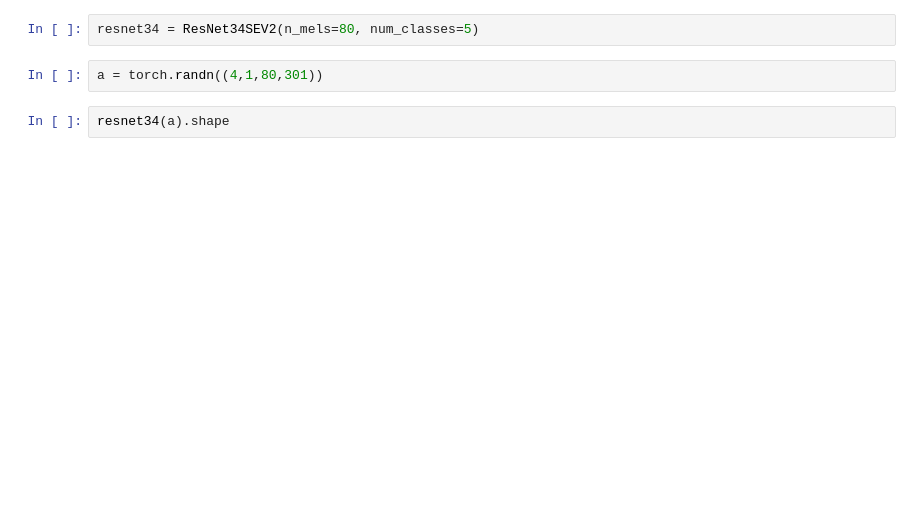
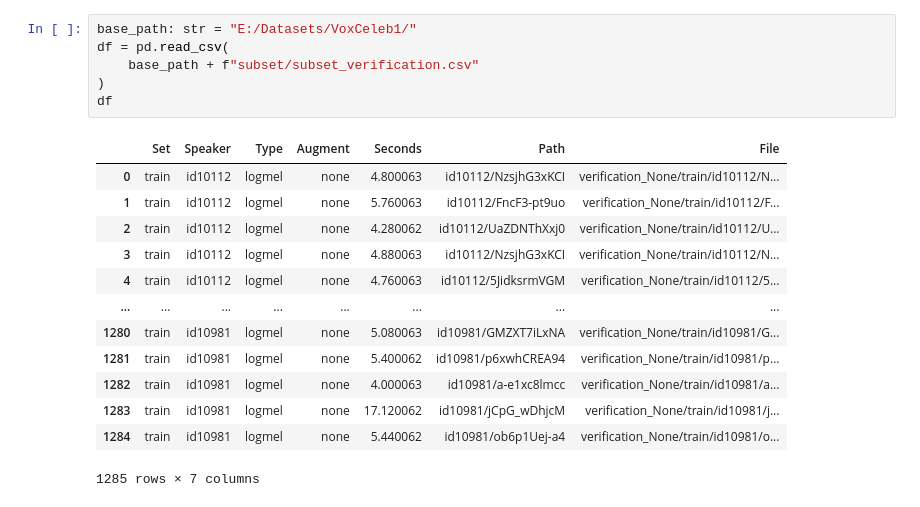
Before and after one commit to gabrielecerizza/apr_project, a Jupyter notebook: test.ipynb, the cells around one changed output. Cells and saved outputs as stored; diff of their text form; blank space fills up the shorter version.

```diff
--- a/test.ipynb
+++ b/test.ipynb
@@ -153,6 +47,20 @@ class ResNet34SEV2(SpeakerRecognitionModel):
-# %%
-resnet34 = ResNet34SEV2(n_mels=80, num_classes=5)
-# %%
-a = torch.randn((4,1,80,301))
-# %%
-resnet34(a).shape
+# %%
+base_path: str = "E:/Datasets/VoxCeleb1/"
+df = pd.read_csv(
+    base_path + f"subset/subset_verification.csv"
+)
+df
+# %% [output]
+|  | Set | Speaker | Type | Augment | Seconds | Path | File |
+| 0 | train | id10112 | logmel | none | 4.800063 | id10112/NzsjhG3xKCI | verification_None/train/id10112/N... |
+| 1 | train | id10112 | logmel | none | 5.760063 | id10112/FncF3-pt9uo | verification_None/train/id10112/F... |
+| 2 | train | id10112 | logmel | none | 4.280062 | id10112/UaZDNThXxj0 | verification_None/train/id10112/U... |
+| 3 | train | id10112 | logmel | none | 4.880063 | id10112/NzsjhG3xKCI | verification_None/train/id10112/N... |
+| 4 | train | id10112 | logmel | none | 4.760063 | id10112/5JidksrmVGM | verification_None/train/id10112/5... |
+| ... | ... | ... | ... | ... | ... | ... | ... |
+| 1280 | train | id10981 | logmel | none | 5.080063 | id10981/GMZXT7iLxNA | verification_None/train/id10981/G... |
+| 1281 | train | id10981 | logmel | none | 5.400062 | id10981/p6xwhCREA94 | verification_None/train/id10981/p... |
+| 1282 | train | id10981 | logmel | none | 4.000063 | id10981/a-e1xc8lmcc | verification_None/train/id10981/a... |
+| 1283 | train | id10981 | logmel | none | 17.120062 | id10981/jCpG_wDhjcM | verification_None/train/id10981/j... |
+| 1284 | train | id10981 | logmel | none | 5.440062 | id10981/ob6p1Uej-a4 | verification_None/train/id10981/o... |
+1285 rows × 7 columns
```
Also changed, not shown: parts of 14 cells of this notebook, 13 other files.
